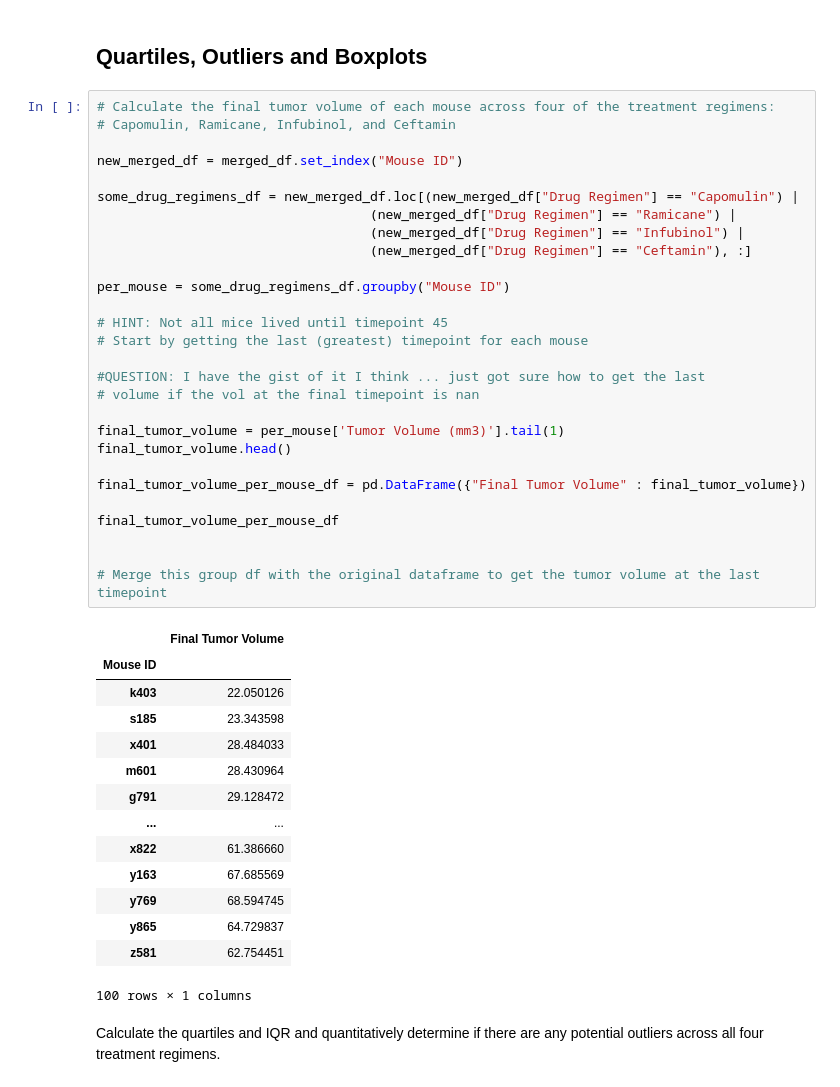
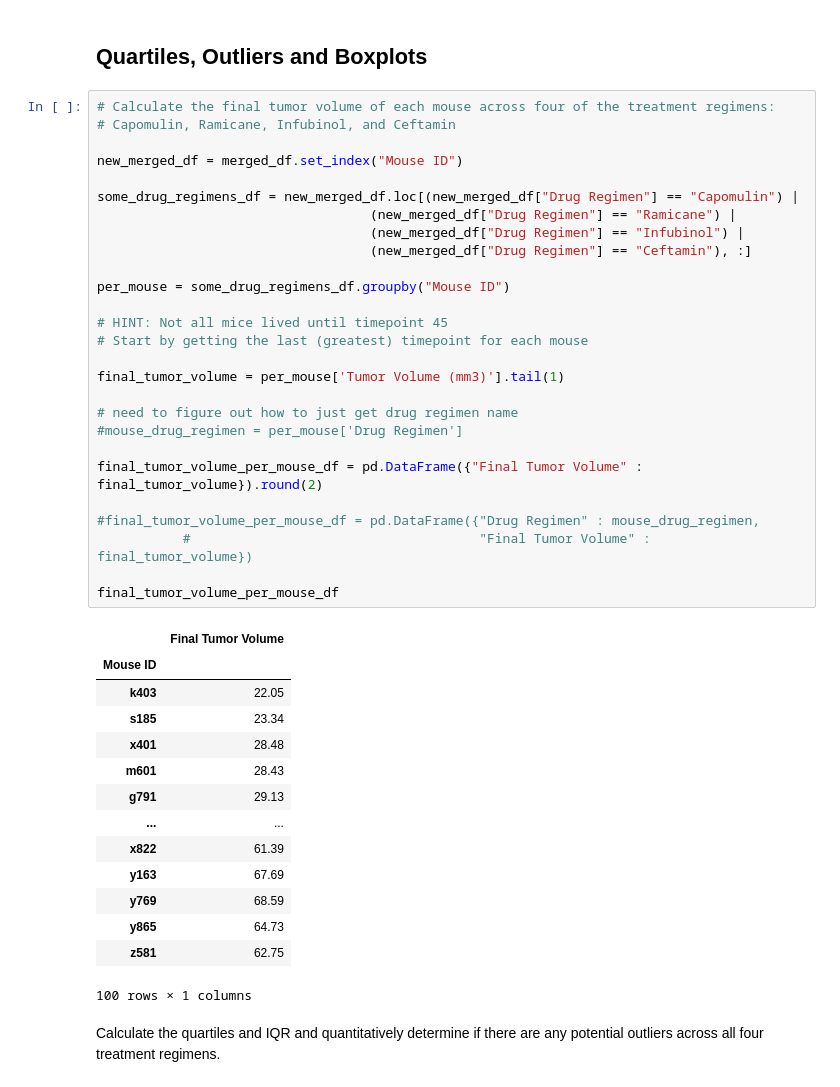
Before and after one commit to cveras33/matplotlib-challenge, a Jupyter notebook: Pymaceuticals/pymaceuticals_starter.ipynb, the cells around one changed output. Saved outputs shown, nothing was run; the diff lists cells and outputs as text.

```diff
--- a/Pymaceuticals/pymaceuticals_starter.ipynb
+++ b/Pymaceuticals/pymaceuticals_starter.ipynb
@@ -168,45 +166,44 @@ plt.savefig('plt_pie_plot.png', dpi=72, bbox_inches='tight')
 # %%
 # Calculate the final tumor volume of each mouse across four of the treatment regimens:
 # Capomulin, Ramicane, Infubinol, and Ceftamin
 
 new_merged_df = merged_df.set_index("Mouse ID")
 
 some_drug_regimens_df = new_merged_df.loc[(new_merged_df["Drug Regimen"] == "Capomulin") |
                                    (new_merged_df["Drug Regimen"] == "Ramicane") |
                                    (new_merged_df["Drug Regimen"] == "Infubinol") |
                                    (new_merged_df["Drug Regimen"] == "Ceftamin"), :]
 
 per_mouse = some_drug_regimens_df.groupby("Mouse ID")
 
 # HINT: Not all mice lived until timepoint 45
 # Start by getting the last (greatest) timepoint for each mouse
 
-#QUESTION: I have the gist of it I think ... just got sure how to get the last
-# volume if the vol at the final timepoint is nan
+final_tumor_volume = per_mouse['Tumor Volume (mm3)'].tail(1)
 
-final_tumor_volume = per_mouse['Tumor Volume (mm3)'].tail(1)
-final_tumor_volume.head()
+# need to figure out how to just get drug regimen name
+#mouse_drug_regimen = per_mouse['Drug Regimen']
 
-final_tumor_volume_per_mouse_df = pd.DataFrame({"Final Tumor Volume" : final_tumor_volume})
+final_tumor_volume_per_mouse_df = pd.DataFrame({"Final Tumor Volume" : final_tumor_volume}).round(2)
+
+#final_tumor_volume_per_mouse_df = pd.DataFrame({"Drug Regimen" : mouse_drug_regimen,
+           #                                     "Final Tumor Volume" : final_tumor_volume})
 
 final_tumor_volume_per_mouse_df
-
-
-# Merge this group df with the original dataframe to get the tumor volume at the last timepoint
 # %% [output]
 |  | Final Tumor Volume |
 | Mouse ID |  |
-| k403 | 22.050126 |
-| s185 | 23.343598 |
-| x401 | 28.484033 |
-| m601 | 28.430964 |
-| g791 | 29.128472 |
+| k403 | 22.05 |
+| s185 | 23.34 |
+| x401 | 28.48 |
+| m601 | 28.43 |
+| g791 | 29.13 |
 | ... | ... |
-| x822 | 61.386660 |
-| y163 | 67.685569 |
-| y769 | 68.594745 |
-| y865 | 64.729837 |
-| z581 | 62.754451 |
+| x822 | 61.39 |
+| y163 | 67.69 |
+| y769 | 68.59 |
+| y865 | 64.73 |
+| z581 | 62.75 |
 100 rows × 1 columns
 # %% [markdown]
 Calculate the quartiles and IQR and quantitatively determine if there are any potential outliers across all four treatment regimens.
```
Also changed, not shown: parts of 6 cells of this notebook.
